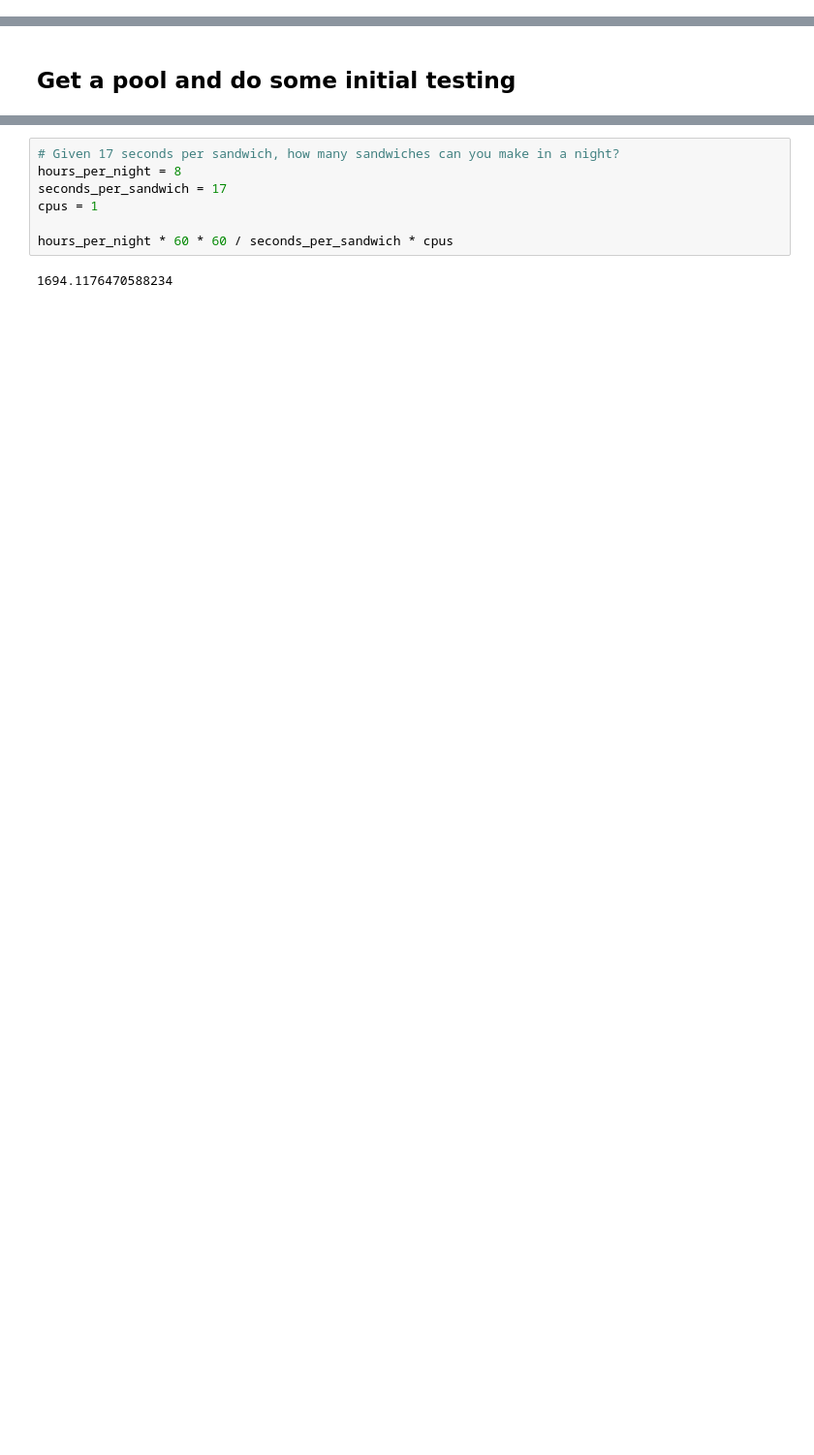
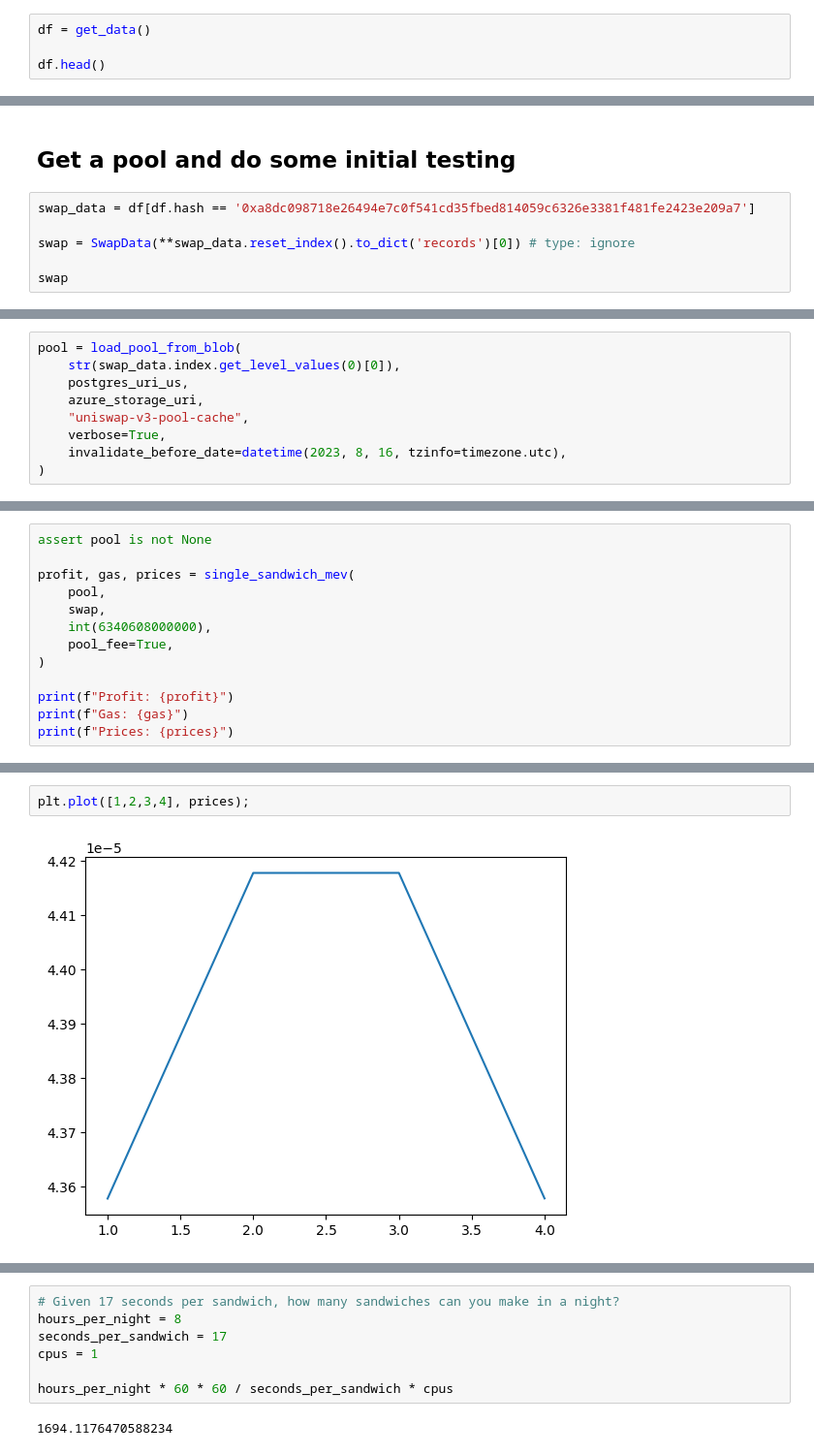
Before and after one commit to ankile/defi-measurement, a Jupyter notebook: experiments/calculate_simple_sandwich.ipynb, the cells around one changed output, grey strips where cells are left out. Shown at 97% size. Saved outputs shown, nothing was run; the diff lists cells and outputs as text; blank space fills up the shorter version.

Commit message:
Debug why some swaps gave exactly zero profit

```diff
--- a/experiments/calculate_simple_sandwich.ipynb
+++ b/experiments/calculate_simple_sandwich.ipynb
@@ -80,0 +65,4 @@ df_single_sorted
+# %%
+df = get_data()
+
+df.head()
@@ -81,2 +77,8 @@ df_single_sorted
 # %% [markdown]
 ## Get a pool and do some initial testing
+# %%
+swap_data = df[df.hash == '0xa8dc098718e26494e7c0f541cd35fbed814059c6326e3381f481fe2423e209a7']
+
+swap = SwapData(**swap_data.reset_index().to_dict('records')[0]) # type: ignore
+
+swap
@@ -82,0 +87,9 @@ df_single_sorted
+# %%
+pool = load_pool_from_blob(
+    str(swap_data.index.get_level_values(0)[0]),
+    postgres_uri_us,
+    azure_storage_uri,
+    "uniswap-v3-pool-cache",
+    verbose=True,
+    invalidate_before_date=datetime(2023, 8, 16, tzinfo=timezone.utc),
+)
@@ -82,0 +98,13 @@ df_single_sorted
+# %%
+assert pool is not None
+
+profit, gas, prices = single_sandwich_mev(
+    pool,
+    swap,
+    int(6340608000000),
+    pool_fee=True,
+)
+
+print(f"Profit: {profit}")
+print(f"Gas: {gas}")
+print(f"Prices: {prices}")
@@ -82,0 +115,4 @@ df_single_sorted
+# %%
+plt.plot([1,2,3,4], prices);
+# %% [output]
+[figure, added]
```
Also changed, not shown: parts of 10 cells of this notebook, 2 other files.
